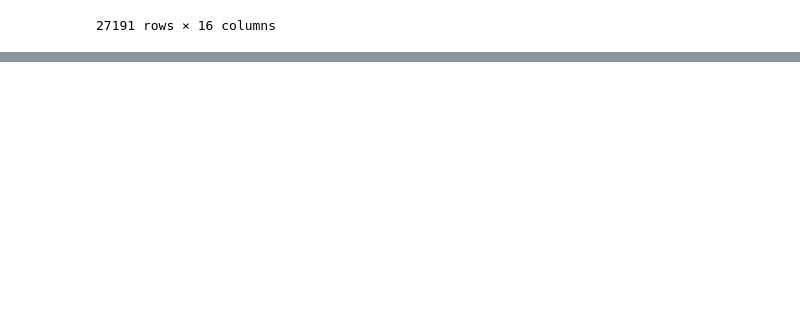
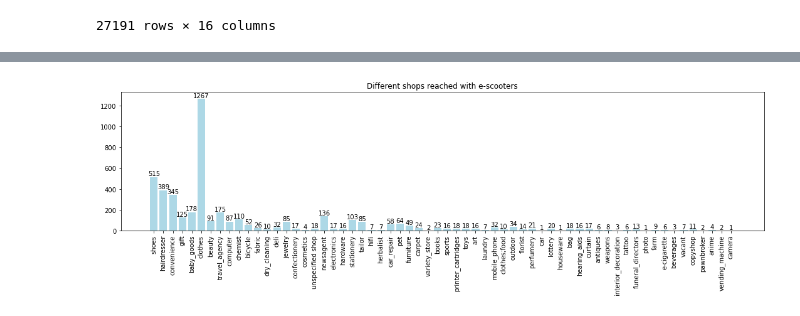
Before and after one commit to dclfbk/escooter_trento, a Jupyter notebook: code/trips_purposes.ipynb, the cells around one changed output, grey strips where cells are left out. Saved outputs shown, nothing was run; the diff lists cells and outputs as text; code cells hidden in the pictures; blank space fills up the shorter version.

```diff
--- a/code/trips_purposes.ipynb
+++ b/code/trips_purposes.ipynb
@@ -693,0 +799,7 @@ df
+# %%
+# get detailed categories
+end_main_tag = []
+start_main_tag = []
+for i in range(len(transport)):
+    end_main_tag.append(pois.at[transport.at[i, 'index_end_poi'], 'tag1'])
+    start_main_tag.append(pois.at[transport.at[i, 'index_start_poi'], 'tag1'])
@@ -693,0 +844,21 @@ df
+# %%
+tags_end={}
+for i in range(len(shop)):
+    pois_index = shop.at[i, 'index_end_poi']
+    for col in ['tag1', 'tag2', 'tag3']:
+        if pd.isna(pois.at[pois_index, col])==False:
+            if pois.at[pois_index, col] in tags_end:
+                tags_end[pois.at[pois_index, col]] += 1
+            else:
+                tags_end[pois.at[pois_index, col]] = 1
+
+
+fig, ax = plt.subplots(1, 1, figsize =(15, 5), tight_layout = True)
+
+p = plt.bar(tags_end.keys(), tags_end.values(), color='lightblue')
+ax.bar_label(p) # add count over bars
+plt.title('Different shops reached with e-scooters')
+ax.set_xticklabels(tags_end.keys(), rotation = 90)
+plt.show()
+# %% [output]
+[figure, added]
```
Also changed, not shown: parts of 53 cells of this notebook.
